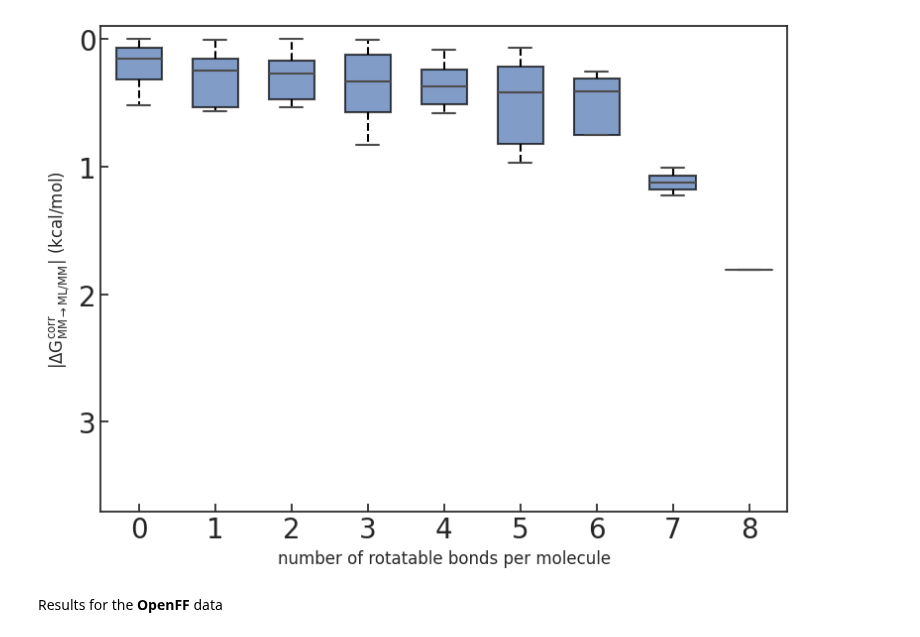
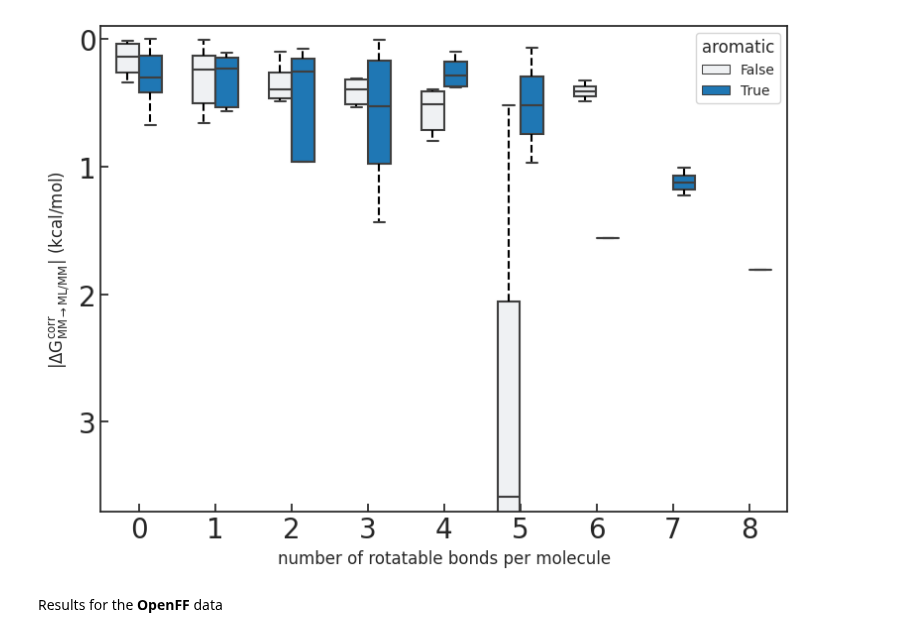
Before and after one commit to JohannesKarwou/notebooks, a Jupyter notebook: combinedDataset.ipynb, the cells around one changed output. Saved outputs shown, nothing was run; the diff lists cells and outputs as text; code cells hidden in the pictures.

```diff
--- a/combinedDataset.ipynb
+++ b/combinedDataset.ipynb
@@ -427,6 +443,10 @@ plt.savefig("KDEcombined.pdf",bbox_inches='tight')
+# %%
+data = pd.read_csv("sample_data/EXS_and_UV_old.csv",skiprows=0)
+data["MM-ML"]=np.abs(data["MM-ASFE [kcal/mol]"]-data["ML-ASFE [kcal/mol]"])
 # %%
 # data = pd.read_csv("sample_data/EXS_and_UV.csv")
 data.loc[:, "numRotBonds"] = np.nan
+data.loc[:, "aromatic"] = np.nan
 data["MM-ML"]=np.abs(data["MM-ASFE [kcal/mol]"]-data["ML-ASFE [kcal/mol]"])
 
 numRotBonds = {}
@@ -439,6 +459,11 @@ for index, row in data.iterrows():
       rotBonds = rdMolDescriptors.CalcNumRotatableBonds(mol)
       data.loc[index, "numRotBonds"] = rotBonds
       # print(rotBonds)
+      if any(atom.GetIsAromatic() for atom in mol.GetAtoms()):
+        data.loc[index,"aromatic"] = True
+      else:
+        data.loc[index,"aromatic"] = False
+
       try:
           numRotBonds[rotBonds].append(correction)
 
@@ -467,37 +492,61 @@ sns.set_theme(
 fig, ax1 = plt.subplots(figsize=(8, 6))
 sns.boxplot(
     # data=data,
     x=[int(i) for i in data["numRotBonds"].to_list()],
     y=np.abs(data["Crooks correction"]),
-    # hue="Force Field",
+    hue=data["aromatic"],
     ax=ax1,
     width=0.6,
     # medianprops=medianprops,
     showmeans=False,
     # meanprops=meanprops,
     # order=labeling.index,
     color=c1,
     saturation=1,
     linewidth=1.5,
     # palette={"GAFF": "C1", "CGenFF": "C0"},
     fliersize=12,
     autorange=True,
     # orient="h",
     showfliers=False,
-    whis=0.8,
-    boxprops=dict(facecolor=c1, alpha=0.7, edgecolor="black", linewidth=1.5),
+    whis=0.9,
+    # boxprops=dict(facecolor=c1, alpha=0.7, edgecolor="black", linewidth=1.5),
     whiskerprops=dict(linestyle="--", linewidth=1.5, color="black"),
 )
+
+# sns.boxplot(
+#     # data=data,
+#     x=[int(i) for i in data[data["aromatic"]==False]["numRotBonds"].to_list()],
+#     y=np.abs(data[data["aromatic"]==False]["Crooks correction"]),
+#     # hue="Force Field",
+#     ax=ax1,
+#     width=0.6,
+#     # medianprops=medianprops,
+#     showmeans=False,
+#     # meanprops=meanprops,
+#     # order=labeling.index,
+#     color="C3",
+#     saturation=1,
+#     linewidth=1.5,
+#     # palette={"GAFF": "C1", "CGenFF": "C0"},
+#     fliersize=12,
+#     autorange=True,
+#     # orient="h",
+#     showfliers=False,
+#     whis=0.8,
+#     boxprops=dict(facecolor=c4, alpha=0.7, edgecolor="black", linewidth=1.5),
+#     whiskerprops=dict(linestyle="--", linewidth=1.5, color="black"),
+# )
 
 ax1.yaxis.set_major_locator(MaxNLocator(integer=True))
 plt.ylabel(r"$|\Delta \mathrm{G}^{\mathrm{corr}}_{\mathrm{MM}\rightarrow\mathrm{ML/MM}}|$ (kcal/mol)")
 plt.xlabel("number of rotatable bonds per molecule")
 
 plt.ylim([3.7,-0.1])
 plt.tight_layout()
 # plt.savefig("boxplot_numRotBonds.pdf",bbox_inches='tight')
 # %% [output]
-[figure, old version]
+[figure, new version]
 # %%
 def bootstrap_metric(fct, x_values, y_values, p_value=False):
     bootstrapped_metric = []
```
Also changed, not shown: parts of 9 cells of this notebook.
